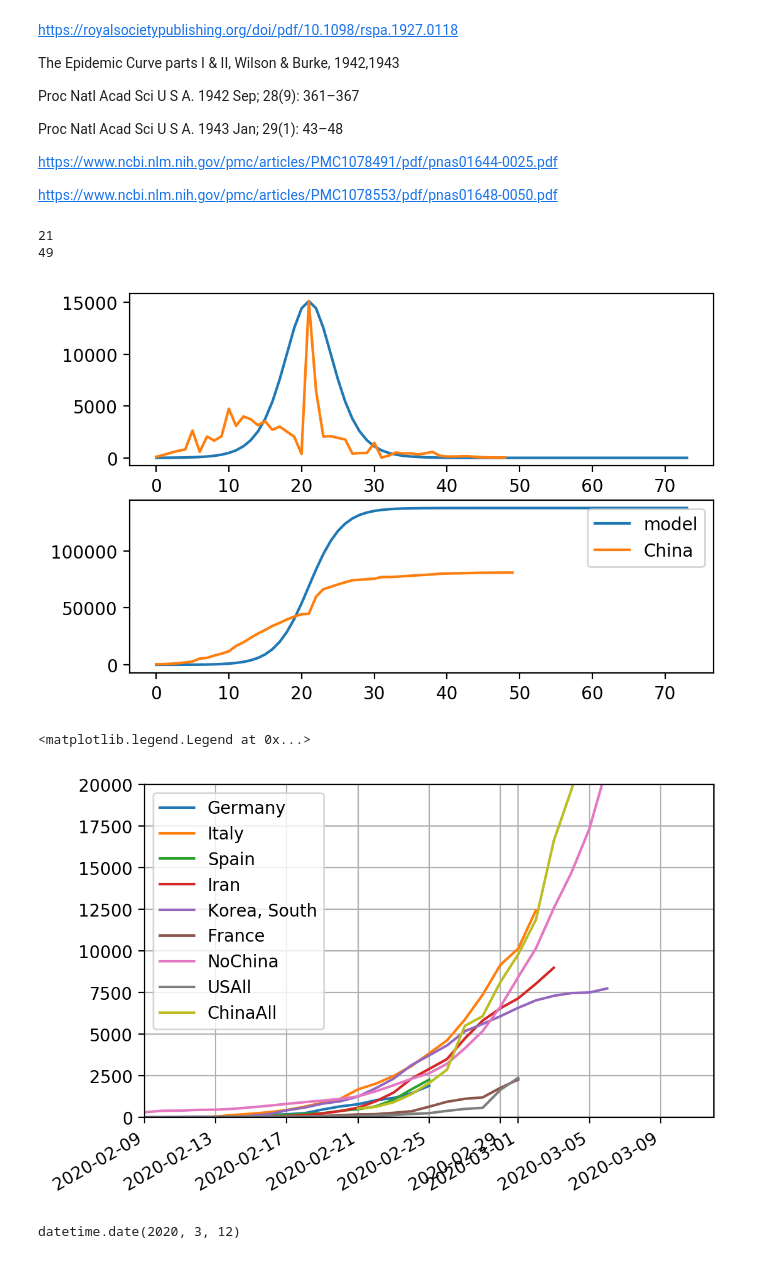
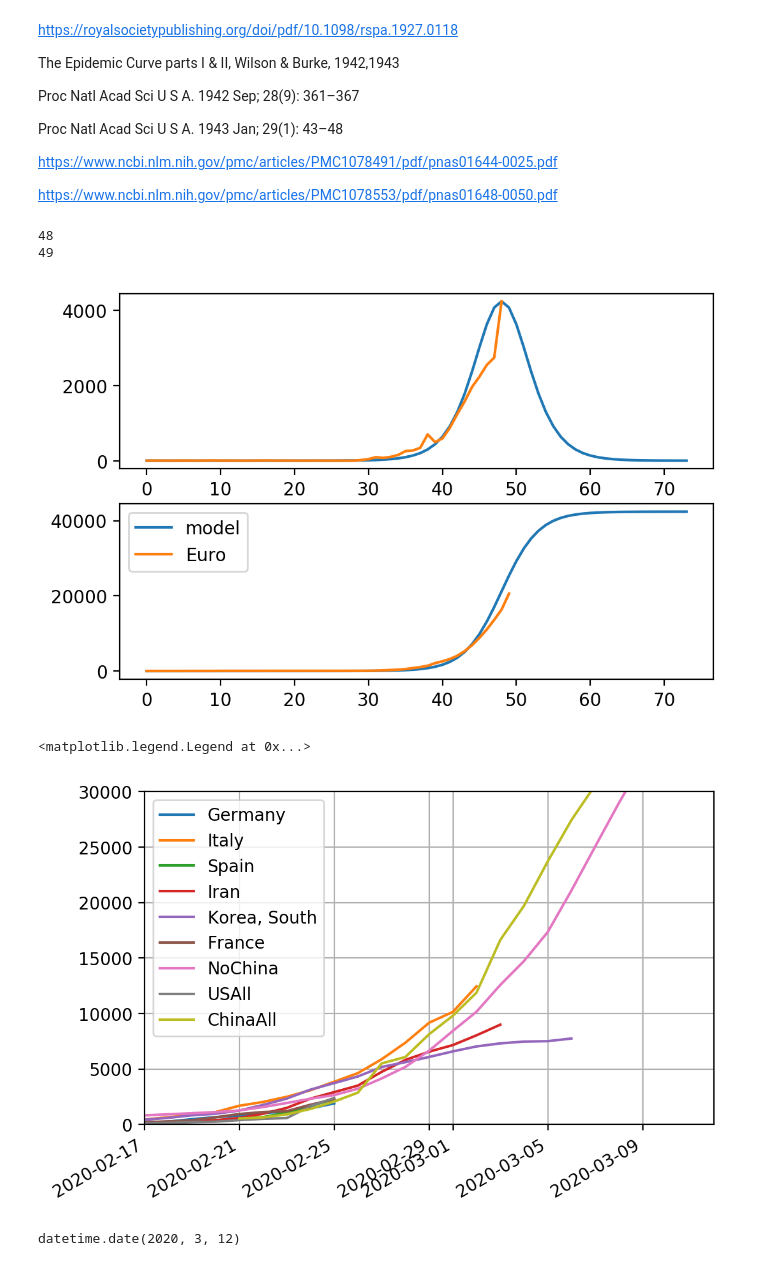
Before and after one commit to raysalem/sars-cov-19, a Jupyter notebook: cov-19.ipynb, the cells around one changed output. Saved outputs shown, nothing was run; the diff lists cells and outputs as text; code cells hidden in the pictures.

```diff
--- a/cov-19.ipynb
+++ b/cov-19.ipynb
@@ -31,8 +49,11 @@ if sum(df[dt].apply(math.isnan)):
 else:
     data = df
 #create a no china row, all china and all US
+
+#create a no china row, all china and all US
 noChin = data.index.levels[0][data.index.levels[0]!="China"]
-data.loc["NoChina",np.NaN,np.NaN,np.NaN]=data.loc[noChin].sum()
+print(noChin)
+data.loc["NoChina",np.NaN,np.NaN,np.NaN]=data.loc[(noChin)].sum()
 
 # note this is an over-estimate
 data.loc[("USAll",np.NaN,np.NaN,np.NaN)]=data.loc["US"].sum()
@@ -234,7 +238,7 @@ for name in countries.keys():
 ax[0].xaxis.set_major_locator(myLocator)
 ax[0].grid()
 plt.legend()
-plt.title("total cases over time");
+ax[0].set_title("total cases over time");
 
 
 for name in countries.keys():
@@ -248,6 +252,6 @@ ax[1].grid()
 fig.autofmt_xdate()
 
 plt.legend()
-plt.title("new cases vs time");
+ax[1].set_title("new cases vs time");
 # %% [output]
 No handles with labels found to put in legend.
@@ -302,10 +306,10 @@ C
 # %%
 
 filtV= "South Korea"
-filtV= "China"
+#filtV= "China"
 
 #filtV = "Italy"
-#filtV = "Euro"
+filtV = "Euro"
 for ctr in countries.keys():
 
     if not filtV == ctr: continue
@@ -314,7 +318,7 @@ for ctr in countries.keys():
     Nd = data.loc[countries[ctr]].sum().diff().values[1:]
 
     A=max(Nd)
-    B=0.22
+    B=0.2
 
     C=np.argmax(Nd)
 
@@ -332,9 +336,9 @@ for ctr in countries.keys():
     plt.legend()
     #plt.title("total cases over time");
 # %% [output]
-21
+48
 49
-[figure, old version]
+[figure, new version]
 # %%
 offsets = {"ChinaAll":30,
            "Italy":-9,
@@ -342,41 +346,41 @@ offsets = {"ChinaAll":30,
            "Iran":-8,
            "Germany":-15,
            "Korea, South":-5,
-           "France":-10,
+           "France":-15,
            "NoChina":0,
-           "USAll":-10}
+           "USAll":-15}
 fig, ax=plt.subplots(1,1)
 for index, row in data[data[dt]>1000].iterrows():
     ctr =index[0]
     #print(ctr)
     if("China" == ctr): continue
     #if np.isnan(index[3]):
     #    name = "%s%s"%(index[0],"")
 #    else:
  #       name = "%s%s"%(index[0],index[3])
   #  print(name)
     #print(row.sum())
 
     vdt = [(datetime.datetime.strptime(d,"%m/%d/%y") +datetime.timedelta(days=offsets[ctr])).date()#.strftime("%m/%d")
            for d in data.columns]
 
 
     #print(vdt)
     #print(sp.size(vdt))
     #print(sp.size(row.values))
     ax.plot(vdt,row.values, label=ctr)
 #ax.xaxis.set_major_locator(myLocator)
 ax.grid()
-ax.set_ylim(0, 20000)
+ax.set_ylim(0, 30000)
 #ax.set_xlim("2/4","3/10")
-ax.set_xlim(datetime.date(2020, 2, 9), datetime.date.today())
+ax.set_xlim(datetime.date(2020, 2, 17), datetime.date.today())
 
 fig.autofmt_xdate()
 
 plt.legend()
 # %% [output]
 <matplotlib.legend.Legend at 0x...>
-[figure, old version]
+[figure, new version]
 # %%
 datetime.date(2020, 2, 4)
 datetime.date.today()
```
Also changed, not shown: parts of 7 cells of this notebook.
